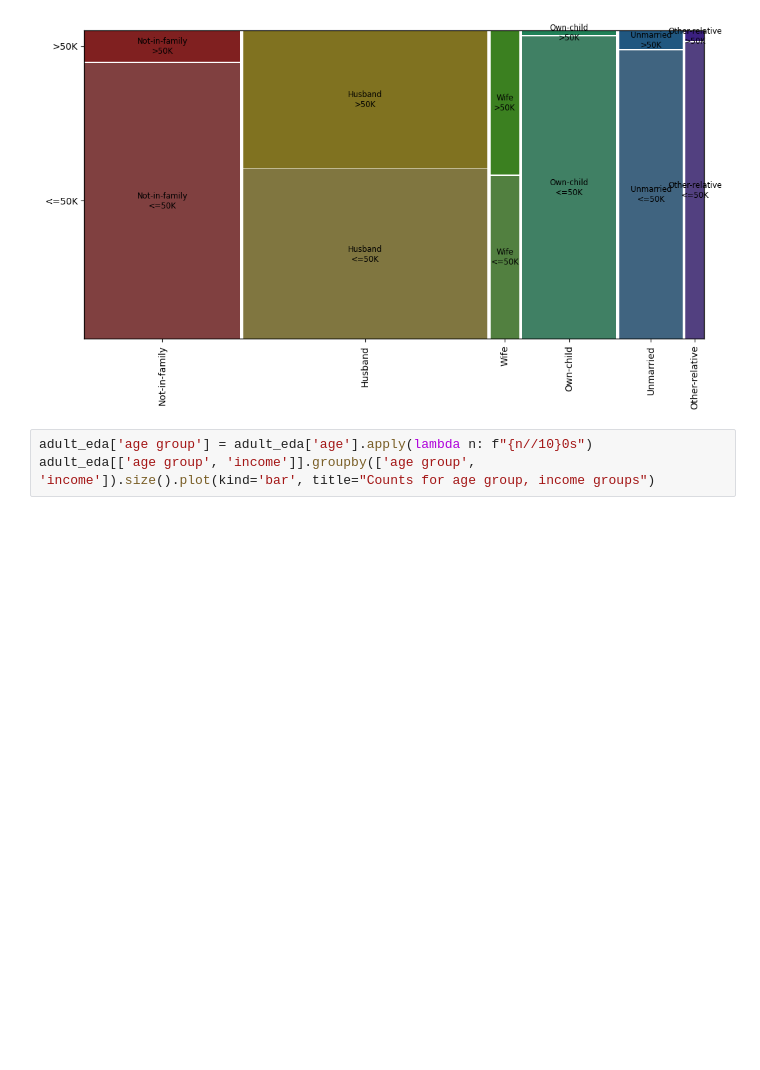
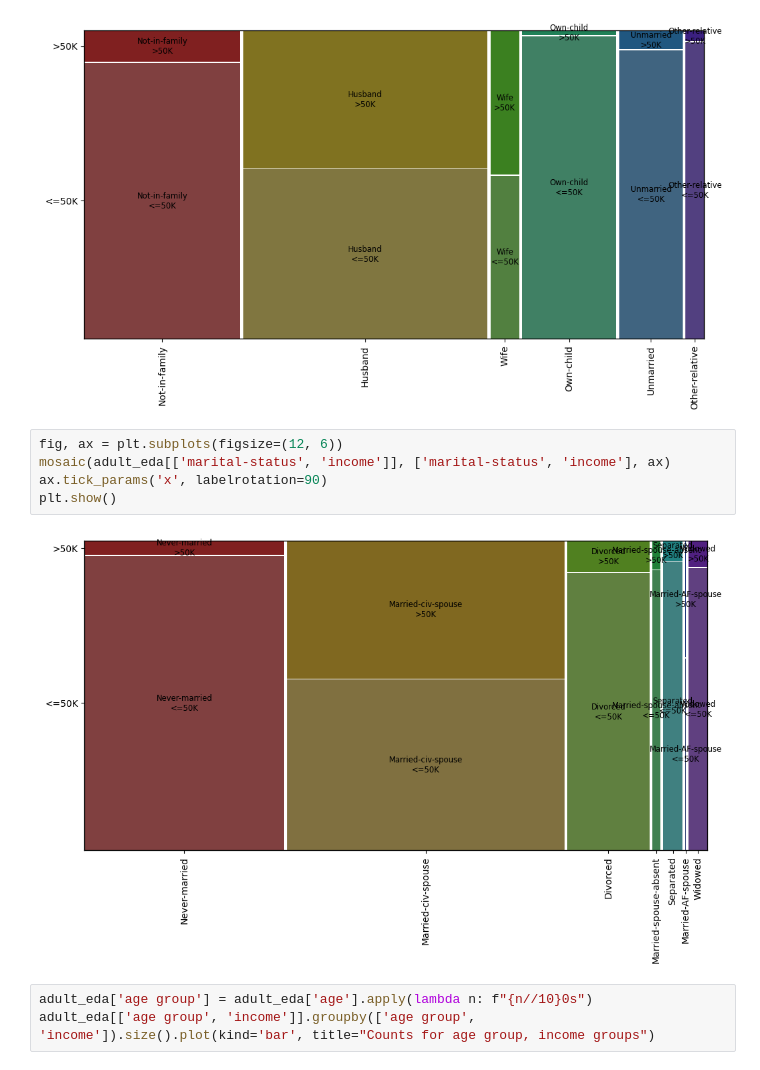
Before and after one commit to jonathanykwong/annual-income, a Jupyter notebook: annual-income.ipynb, the cells around one changed output. Drawn from its saved outputs; the diff is of its cells as text; blank space fills up the shorter version.

Commit message:
included mosaic plot for marital status and income

```diff
--- a/annual-income.ipynb
+++ b/annual-income.ipynb
@@ -139,6 +139,13 @@ ax.tick_params('x', labelrotation=90)
 plt.show()
 # %% [output]
 [figure]
+# %%
+fig, ax = plt.subplots(figsize=(12, 6))
+mosaic(adult_eda[['marital-status', 'income']], ['marital-status', 'income'], ax)
+ax.tick_params('x', labelrotation=90)
+plt.show()
+# %% [output]
+[figure, added]
 # %%
 adult_eda['age group'] = adult_eda['age'].apply(lambda n: f"{n//10}0s")
 adult_eda[['age group', 'income']].groupby(['age group', 'income']).size().plot(kind='bar', title="Counts for age group, income groups")
```
Also changed, not shown: parts of 1 cell of this notebook.
